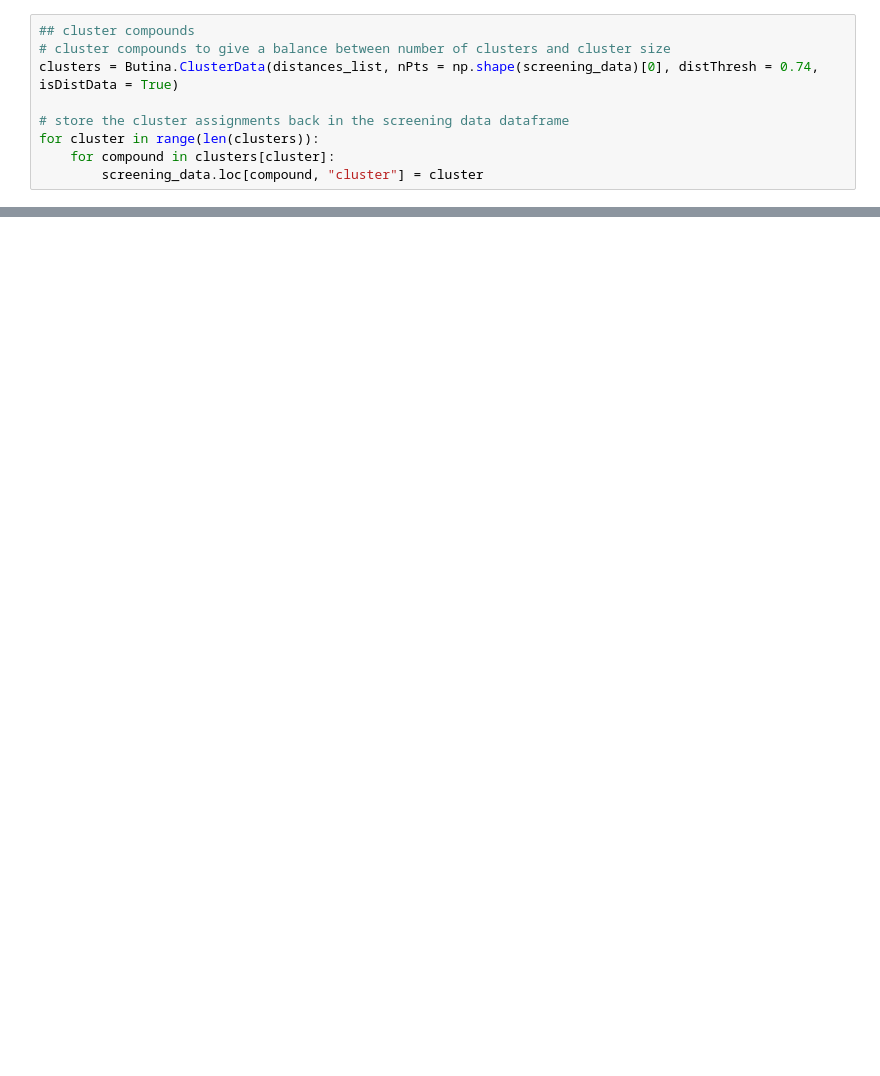
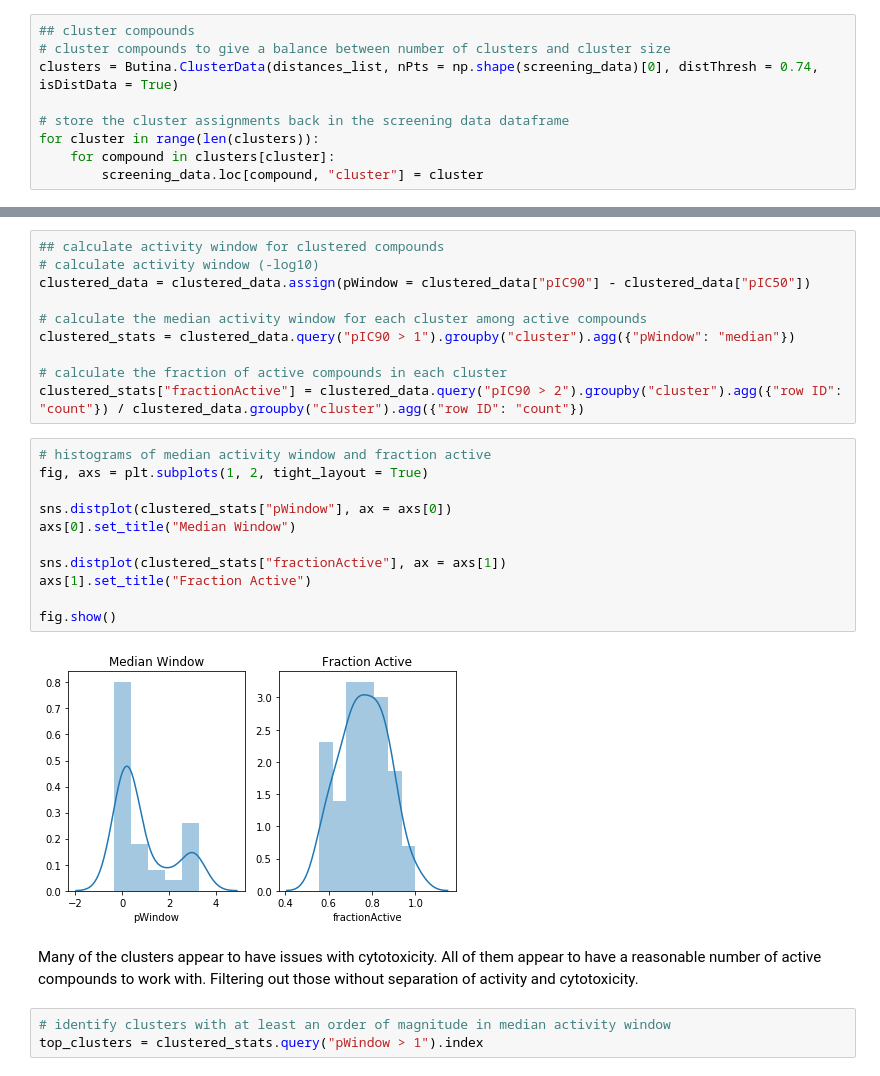
Before and after one commit to jsmith13/cluster-screening, a Jupyter notebook: clusters.ipynb, the cells around one changed output, grey strips where cells are left out. Cells and saved outputs as stored; diff of their text form; blank space fills up the shorter version.

```diff
--- a/clusters.ipynb
+++ b/clusters.ipynb
@@ -251,0 +171,28 @@ plt.show()
+# %%
+## calculate activity window for clustered compounds
+# calculate activity window (-log10)
+clustered_data = clustered_data.assign(pWindow = clustered_data["pIC90"] - clustered_data["pIC50"])
+
+# calculate the median activity window for each cluster among active compounds
+clustered_stats = clustered_data.query("pIC90 > 1").groupby("cluster").agg({"pWindow": "median"})
+
+# calculate the fraction of active compounds in each cluster
+clustered_stats["fractionActive"] = clustered_data.query("pIC90 > 2").groupby("cluster").agg({"row ID": "count"}) / clustered_data.groupby("cluster").agg({"row ID": "count"})
+# %%
+# histograms of median activity window and fraction active
+fig, axs = plt.subplots(1, 2, tight_layout = True)
+
+sns.distplot(clustered_stats["pWindow"], ax = axs[0])
+axs[0].set_title("Median Window")
+
+sns.distplot(clustered_stats["fractionActive"], ax = axs[1])
+axs[1].set_title("Fraction Active")
+
+fig.show()
+# %% [output]
+[figure, added]
+# %% [markdown]
+Many of the clusters appear to have issues with cytotoxicity. All of them appear to have a reasonable number of active compounds to work with. Filtering out those without separation of activity and cytotoxicity.
+# %%
+# identify clusters with at least an order of magnitude in median activity window
+top_clusters = clustered_stats.query("pWindow > 1").index
```
Also changed, not shown: parts of 16 cells of this notebook.
